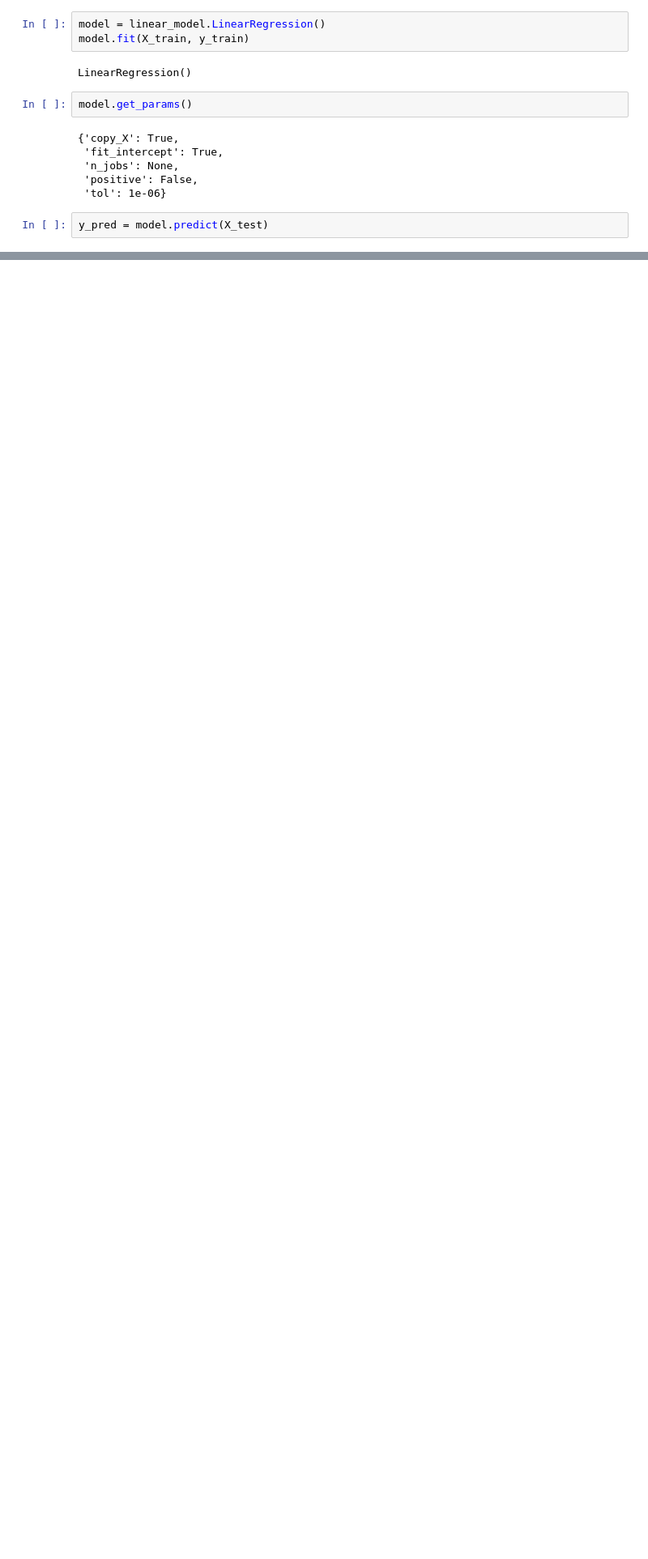
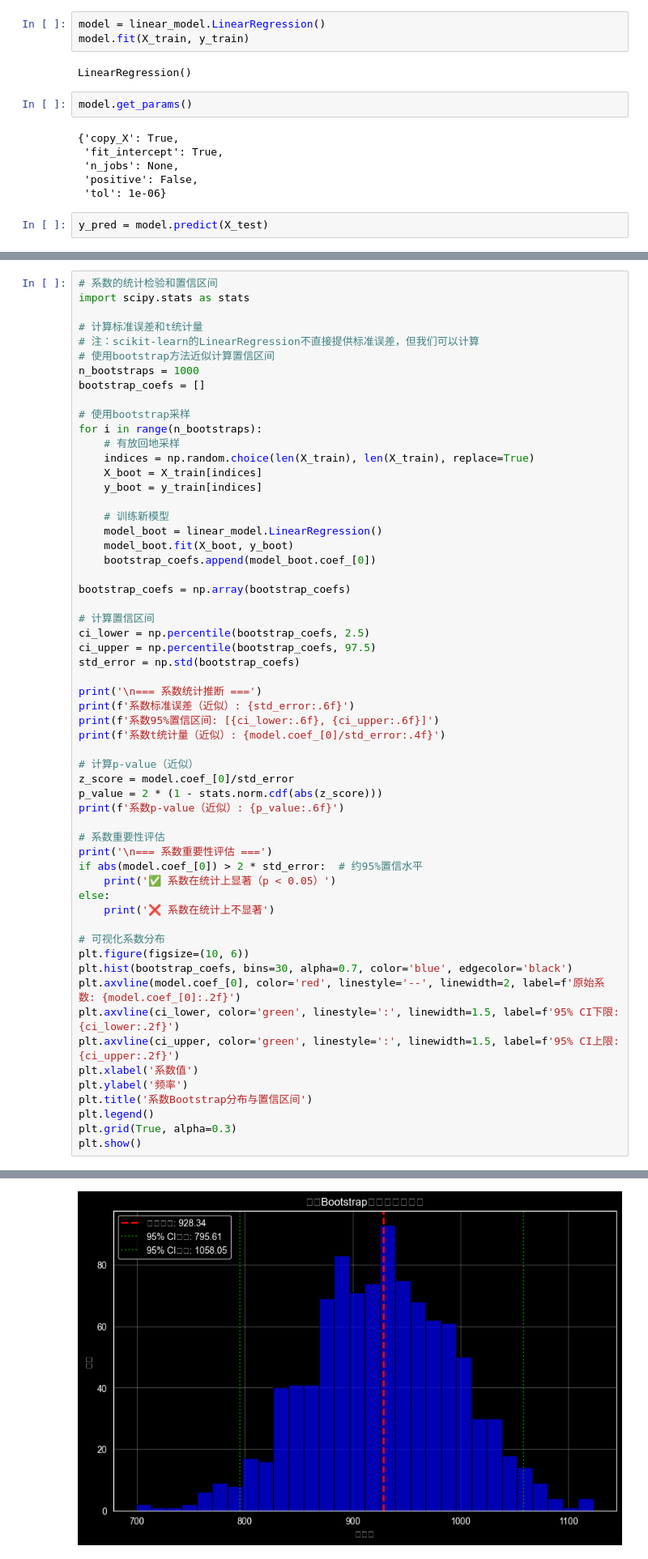
Before and after one commit to binbinao/ML-For-Beginners, a Jupyter notebook: 2-Regression/1-Tools/notebook.ipynb, the cells around one changed output, grey strips where cells are left out. Shown at 81% size. Drawn from its saved outputs; the diff is of its cells as text; blank space fills up the shorter version.

```diff
--- a/2-Regression/1-Tools/notebook.ipynb
+++ b/2-Regression/1-Tools/notebook.ipynb
@@ -41,0 +95,59 @@ plt.show()
+# %%
+# 系数的统计检验和置信区间
+import scipy.stats as stats
+
+# 计算标准误差和t统计量
+# 注：scikit-learn的LinearRegression不直接提供标准误差，但我们可以计算
+# 使用bootstrap方法近似计算置信区间
+n_bootstraps = 1000
+bootstrap_coefs = []
+
+# 使用bootstrap采样
+for i in range(n_bootstraps):
+    # 有放回地采样
+    indices = np.random.choice(len(X_train), len(X_train), replace=True)
+    X_boot = X_train[indices]
+    y_boot = y_train[indices]
+
+    # 训练新模型
+    model_boot = linear_model.LinearRegression()
+    model_boot.fit(X_boot, y_boot)
+    bootstrap_coefs.append(model_boot.coef_[0])
+
+bootstrap_coefs = np.array(bootstrap_coefs)
+
+# 计算置信区间
+ci_lower = np.percentile(bootstrap_coefs, 2.5)
+ci_upper = np.percentile(bootstrap_coefs, 97.5)
+std_error = np.std(bootstrap_coefs)
+
+print('\n=== 系数统计推断 ===')
+print(f'系数标准误差（近似）: {std_error:.6f}')
+print(f'系数95%置信区间: [{ci_lower:.6f}, {ci_upper:.6f}]')
+print(f'系数t统计量（近似）: {model.coef_[0]/std_error:.4f}')
+
+# 计算p-value（近似）
+z_score = model.coef_[0]/std_error
+p_value = 2 * (1 - stats.norm.cdf(abs(z_score)))
+print(f'系数p-value（近似）: {p_value:.6f}')
+
+# 系数重要性评估
+print('\n=== 系数重要性评估 ===')
+if abs(model.coef_[0]) > 2 * std_error:  # 约95%置信水平
+    print('✅ 系数在统计上显著（p < 0.05）')
+else:
+    print('❌ 系数在统计上不显著')
+
+# 可视化系数分布
+plt.figure(figsize=(10, 6))
+plt.hist(bootstrap_coefs, bins=30, alpha=0.7, color='blue', edgecolor='black')
+plt.axvline(model.coef_[0], color='red', linestyle='--', linewidth=2, label=f'原始系数: {model.coef_[0]:.2f}')
+plt.axvline(ci_lower, color='green', linestyle=':', linewidth=1.5, label=f'95% CI下限: {ci_lower:.2f}')
+plt.axvline(ci_upper, color='green', linestyle=':', linewidth=1.5, label=f'95% CI上限: {ci_upper:.2f}')
+plt.xlabel('系数值')
+plt.ylabel('频率')
+plt.title('系数Bootstrap分布与置信区间')
+plt.legend()
+plt.grid(True, alpha=0.3)
+plt.show()
+# %% [output]
@@ -41,0 +162 @@ plt.show()
+[figure, added]
```
Also changed, not shown: parts of 7 cells of this notebook, 1 other file.
